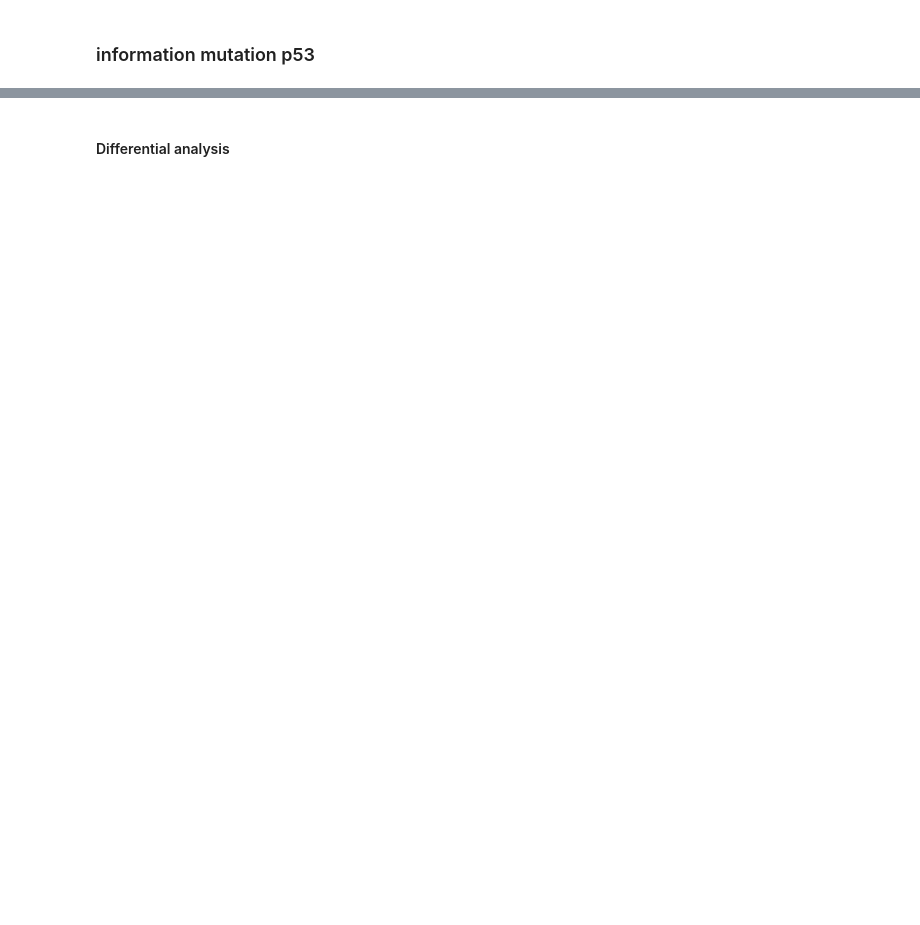
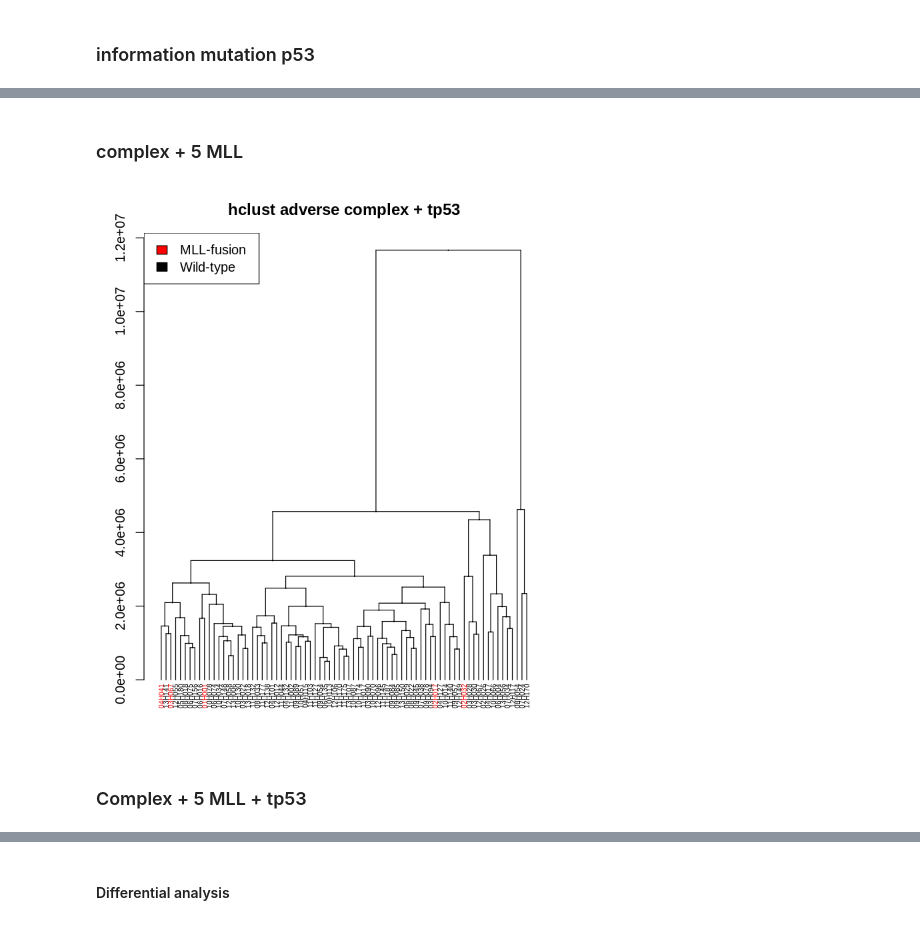
Before and after one commit to SafiaSafa/AYA_project, a Jupyter notebook: script/AYA_DE_analysis.ipynb, the cells around one changed output, grey strips where cells are left out. Drawn from its saved outputs; the diff is of its cells as text; code cells hidden in the pictures; blank space fills up the shorter version.

```diff
--- a/script/AYA_DE_analysis.ipynb
+++ b/script/AYA_DE_analysis.ipynb
@@ -544,0 +438,27 @@ ggplot() +
+# %% [markdown]
+### complex + 5 MLL
+# %%
+mll = substring(mll,2)
+count_mll = read_count[,mll[1:5]]
+mll_complex = cbind(count_complex,count_mll)
+cohort_IQR = apply(mll_complex,1,IQR)
+rank_cohort_IQR = rank(cohort_IQR)
+ordered_IQR=rank_cohort_IQR[order(-rank_cohort_IQR)]
+ordered_data=mll_complex[order(-rank_cohort_IQR),]
+tordered_data=t(ordered_data)
+sample_dist_500=dist(tordered_data[,c(1:500)], method = "euclidean")
+hc_500=hclust(sample_dist_500, method = "complete", members = NULL)
+dend <- as.dendrogram(hc_500)
+
+# Here is a second way for doing the same thing:
+dend2 <- color_labels(dend, col = ifelse(labels(hc_500) %in% mll, 2, 1))
+
+par(mar = c(3,3,3,7))
+dend2 %>%   set("labels_cex", 0.5) %>% # Change size
+  plot(main = "hclust adverse complex + tp53",
+       nodePar = list(cex = .007)) # plot
+legend("topleft", legend = c("MLL-fusion","Wild-type"), fill = c("red","black"))
+# %% [output]
+[figure, added]
+# %% [markdown]
+### Complex + 5 MLL + tp53
```
Also changed, not shown: parts of 20 cells of this notebook, 1 other file.
